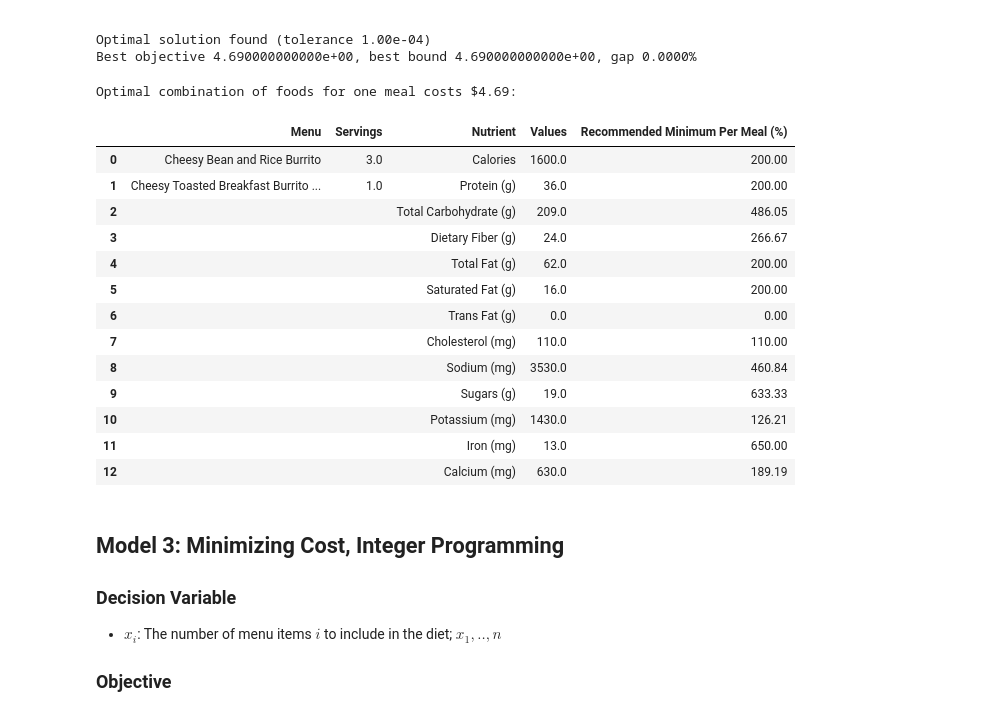
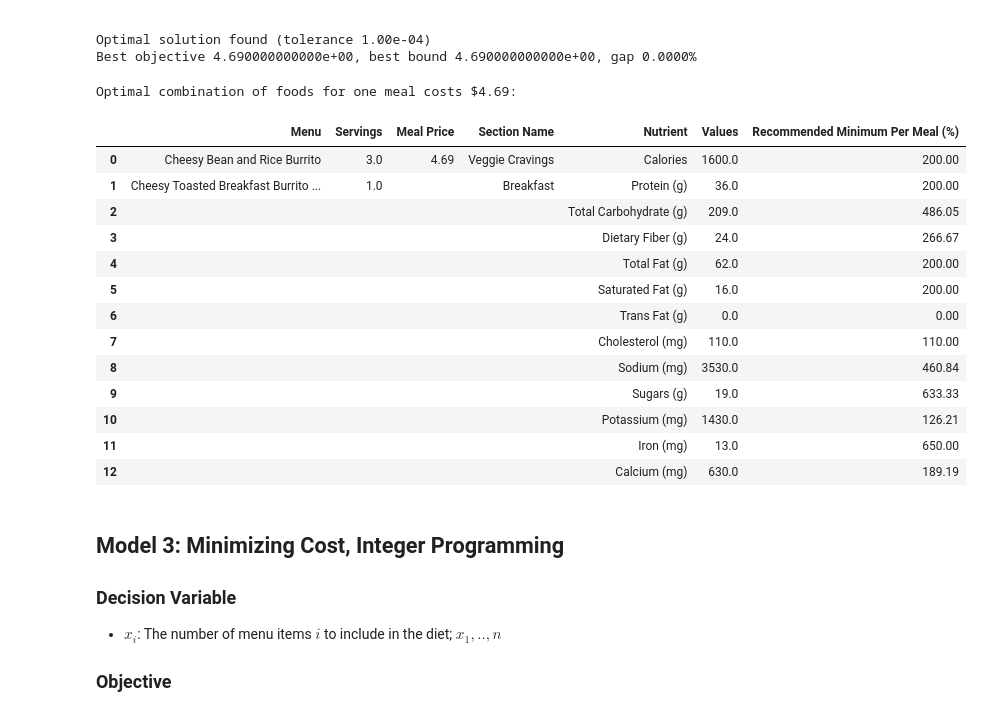
Before and after one commit to ashrifehn/tacobell_menu_optimization, a Jupyter notebook: model_development/final_models.ipynb, the cells around one changed output. Drawn from its saved outputs; the diff is of its cells as text; code cells hidden in the pictures.

```diff
--- a/model_development/final_models.ipynb
+++ b/model_development/final_models.ipynb
@@ -246,27 +247,27 @@ Best objective 4.690000000000e+00, best bound 4.690000000000e+00, gap 0.0000%
 # %%
 if m_male2_IP.status == gp.GRB.OPTIMAL:
     print(f'Optimal combination of foods for one meal costs ${round(m_male2_IP.objVal, 2)}:')
 
 
-    df2 = output_to_table_no_sections(m_male2_IP, foods, food_data)
+    df2 = output_to_table(m_male2_IP, foods, food_data)
 
 df2
 # %% [output]
 Optimal combination of foods for one meal costs $4.69:
-|  | Menu | Servings | Nutrient | Values | Recommended Minimum Per Meal (%) |
-| 0 | Cheesy Bean and Rice Burrito | 3.0 | Calories | 1600.0 | 200.00 |
-| 1 | Cheesy Toasted Breakfast Burrito ... | 1.0 | Protein (g) | 36.0 | 200.00 |
-| 2 |  |  | Total Carbohydrate (g) | 209.0 | 486.05 |
-| 3 |  |  | Dietary Fiber (g) | 24.0 | 266.67 |
-| 4 |  |  | Total Fat (g) | 62.0 | 200.00 |
-| 5 |  |  | Saturated Fat (g) | 16.0 | 200.00 |
-| 6 |  |  | Trans Fat (g) | 0.0 | 0.00 |
-| 7 |  |  | Cholesterol (mg) | 110.0 | 110.00 |
-| 8 |  |  | Sodium (mg) | 3530.0 | 460.84 |
-| 9 |  |  | Sugars (g) | 19.0 | 633.33 |
-| 10 |  |  | Potassium (mg) | 1430.0 | 126.21 |
-| 11 |  |  | Iron (mg) | 13.0 | 650.00 |
-| 12 |  |  | Calcium (mg) | 630.0 | 189.19 |
+|  | Menu | Servings | Meal Price | Section Name | Nutrient | Values | Recommended Minimum Per Meal (%) |
+| 0 | Cheesy Bean and Rice Burrito | 3.0 | 4.69 | Veggie Cravings | Calories | 1600.0 | 200.00 |
+| 1 | Cheesy Toasted Breakfast Burrito ... | 1.0 |  | Breakfast | Protein (g) | 36.0 | 200.00 |
+| 2 |  |  |  |  | Total Carbohydrate (g) | 209.0 | 486.05 |
+| 3 |  |  |  |  | Dietary Fiber (g) | 24.0 | 266.67 |
+| 4 |  |  |  |  | Total Fat (g) | 62.0 | 200.00 |
+| 5 |  |  |  |  | Saturated Fat (g) | 16.0 | 200.00 |
+| 6 |  |  |  |  | Trans Fat (g) | 0.0 | 0.00 |
+| 7 |  |  |  |  | Cholesterol (mg) | 110.0 | 110.00 |
+| 8 |  |  |  |  | Sodium (mg) | 3530.0 | 460.84 |
+| 9 |  |  |  |  | Sugars (g) | 19.0 | 633.33 |
+| 10 |  |  |  |  | Potassium (mg) | 1430.0 | 126.21 |
+| 11 |  |  |  |  | Iron (mg) | 13.0 | 650.00 |
+| 12 |  |  |  |  | Calcium (mg) | 630.0 | 189.19 |
 # %% [markdown]
 ## Model 3: Minimizing Cost, Integer Programming
 ### Decision Variable
```
Also changed, not shown: parts of 9 cells of this notebook, 12 other files.
